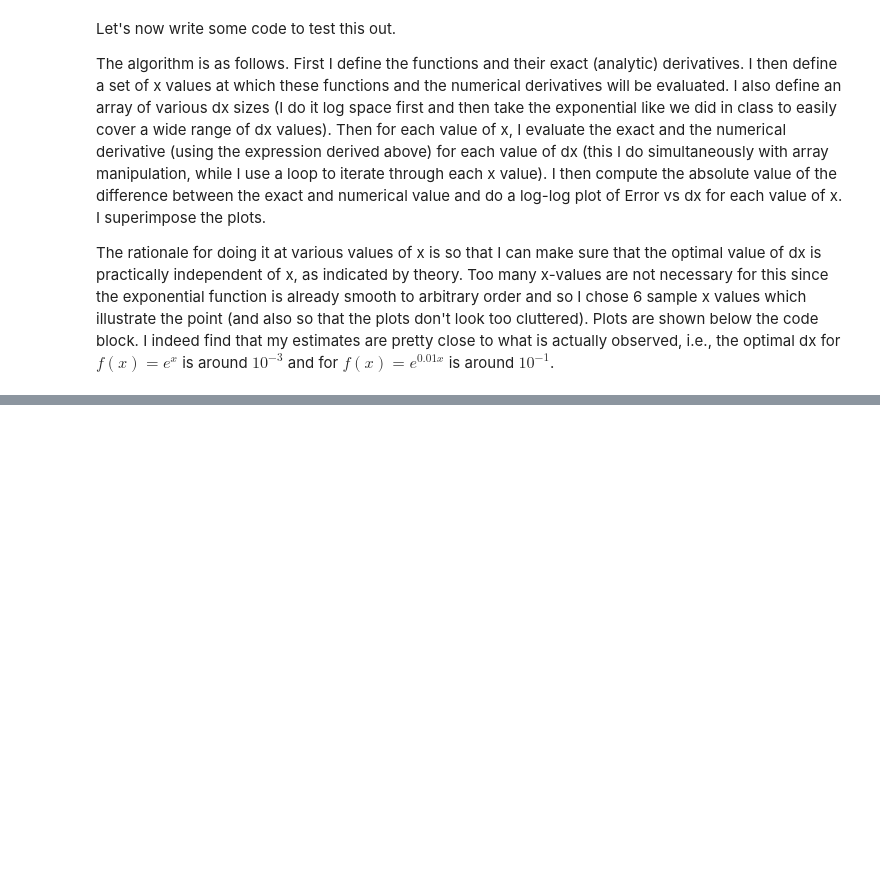
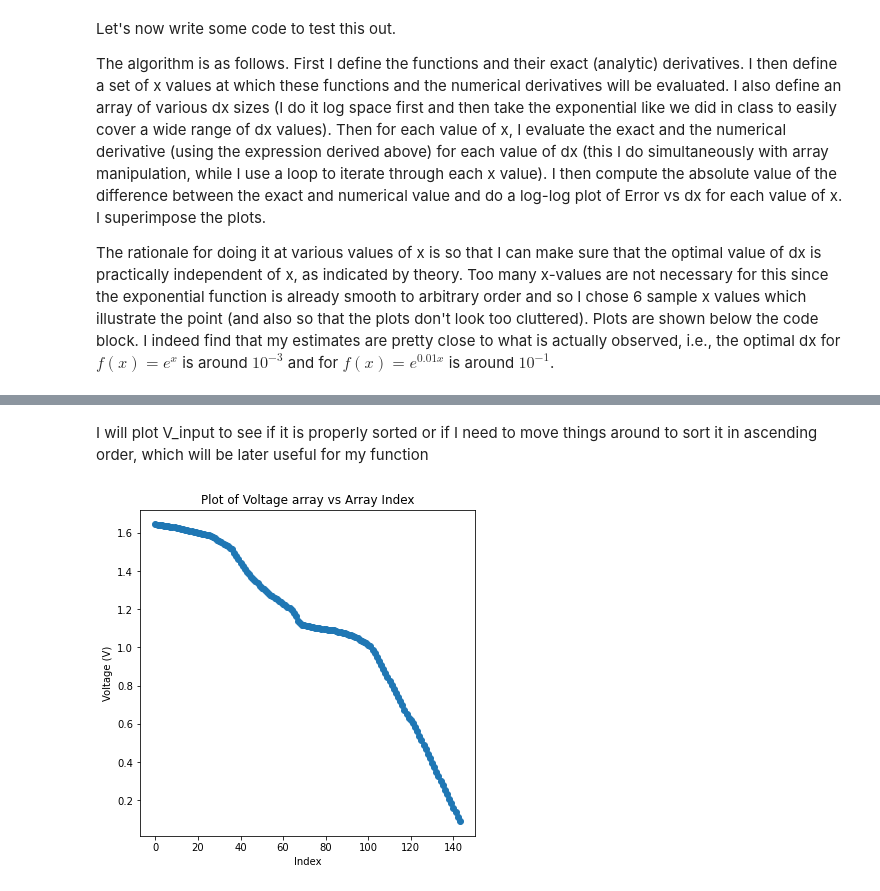
Before and after one commit to nittalas/phys512, a Jupyter notebook: PHYS512 - Assignment1_SammohithNittala.ipynb, the cells around one changed output, grey strips where cells are left out. Saved outputs shown, nothing was run; the diff lists cells and outputs as text; code cells hidden in the pictures; blank space fills up the shorter version.

Commit message:
Add files via upload
Finished basic set-up. Might need to modify notes and do a final check

```diff
--- a/PHYS512 - Assignment1_SammohithNittala.ipynb
+++ b/PHYS512 - Assignment1_SammohithNittala.ipynb
@@ -203,0 +232,10 @@ Problem 3
+# %% [markdown]
+I will plot V_input to see if it is properly sorted or if I need to move things around to sort it in ascending order, which will be later useful for my function
+# %%
+plt.scatter(range(np.size(V_input)), V_input)
+plt.xlabel("Index")
+plt.ylabel("Voltage (V)")
+plt.title("Plot of Voltage array vs Array Index")
+plt.show()
+# %% [output]
+[figure, added]
```
Also changed, not shown: parts of 43 cells of this notebook.
